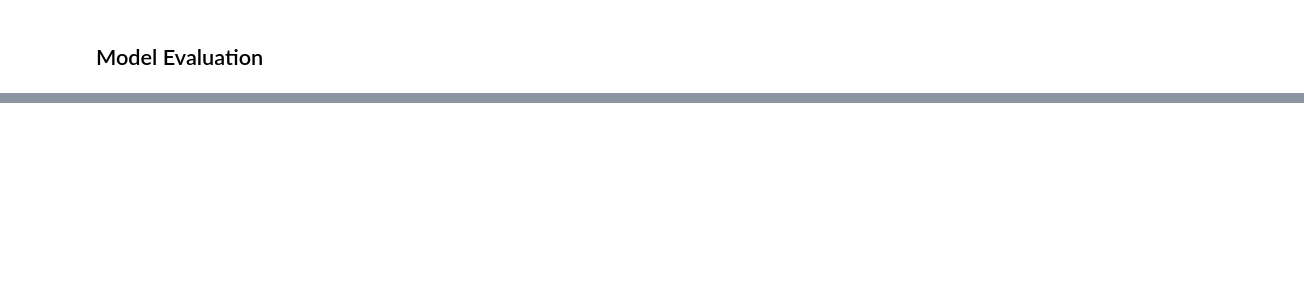
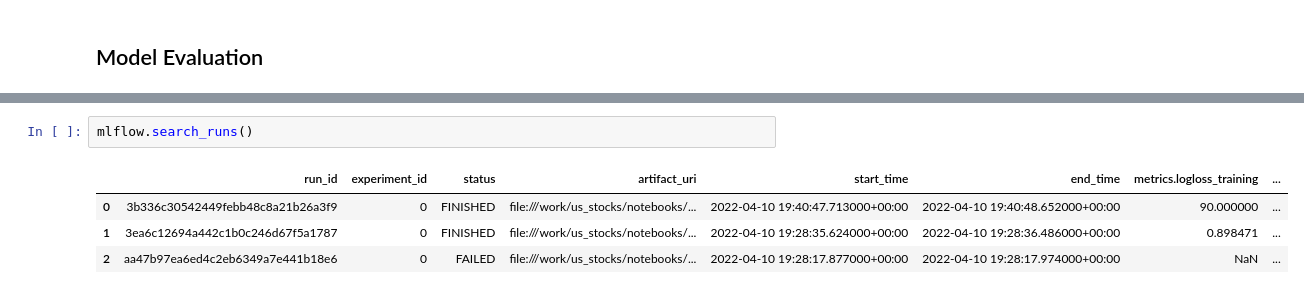
Before and after one commit to Volscente/us_stocks, a Jupyter notebook: notebooks/EDA_Simone_Porreca.ipynb, the cells around one changed output, grey strips where cells are left out. Saved outputs shown, nothing was run; the diff lists cells and outputs as text; blank space fills up the shorter version.

Commit message:
Setup MLFlow

```diff
--- a/notebooks/EDA_Simone_Porreca.ipynb
+++ b/notebooks/EDA_Simone_Porreca.ipynb
@@ -235,3 +235,10 @@ Model score on the test set: 0.63
+# %%
+mlflow.search_runs()
+# %% [output]
+|  | run_id | experiment_id | status | artifact_uri | start_time | end_time | metrics.logloss_training | ... |
+| 0 | 3b336c30542449febb48c8a21b26a3f9 | 0 | FINISHED | file:///work/us_stocks/notebooks/... | 2022-04-10 19:40:47.713000+00:00 | 2022-04-10 19:40:48.652000+00:00 | 90.000000 | ... |
+| 1 | 3ea6c12694a442c1b0c246d67f5a1787 | 0 | FINISHED | file:///work/us_stocks/notebooks/... | 2022-04-10 19:28:35.624000+00:00 | 2022-04-10 19:28:36.486000+00:00 | 0.898471 | ... |
+| 2 | aa47b97ea6ed4c2eb6349a7e441b18e6 | 0 | FAILED | file:///work/us_stocks/notebooks/... | 2022-04-10 19:28:17.877000+00:00 | 2022-04-10 19:28:17.974000+00:00 | NaN | ... |
 # %% [markdown]
 <a style='text-decoration:none;line-height:16px;display:flex;color:#5B5B62;padding:10px;justify-content:end;' href='https://deepnote.com?utm_source=created-in-deepnote-cell&projectId=f1efe245-29af-4be1-bb79-055f4abb0e16' target="_blank">
 <img alt='Created in deepnote.com' style='display:inline;max-height:16px;margin:0px;margin-right:7.5px;' src='embedded-picture-1' > </img>
```
Also changed, not shown: parts of 2 cells of this notebook, 8 other files.
